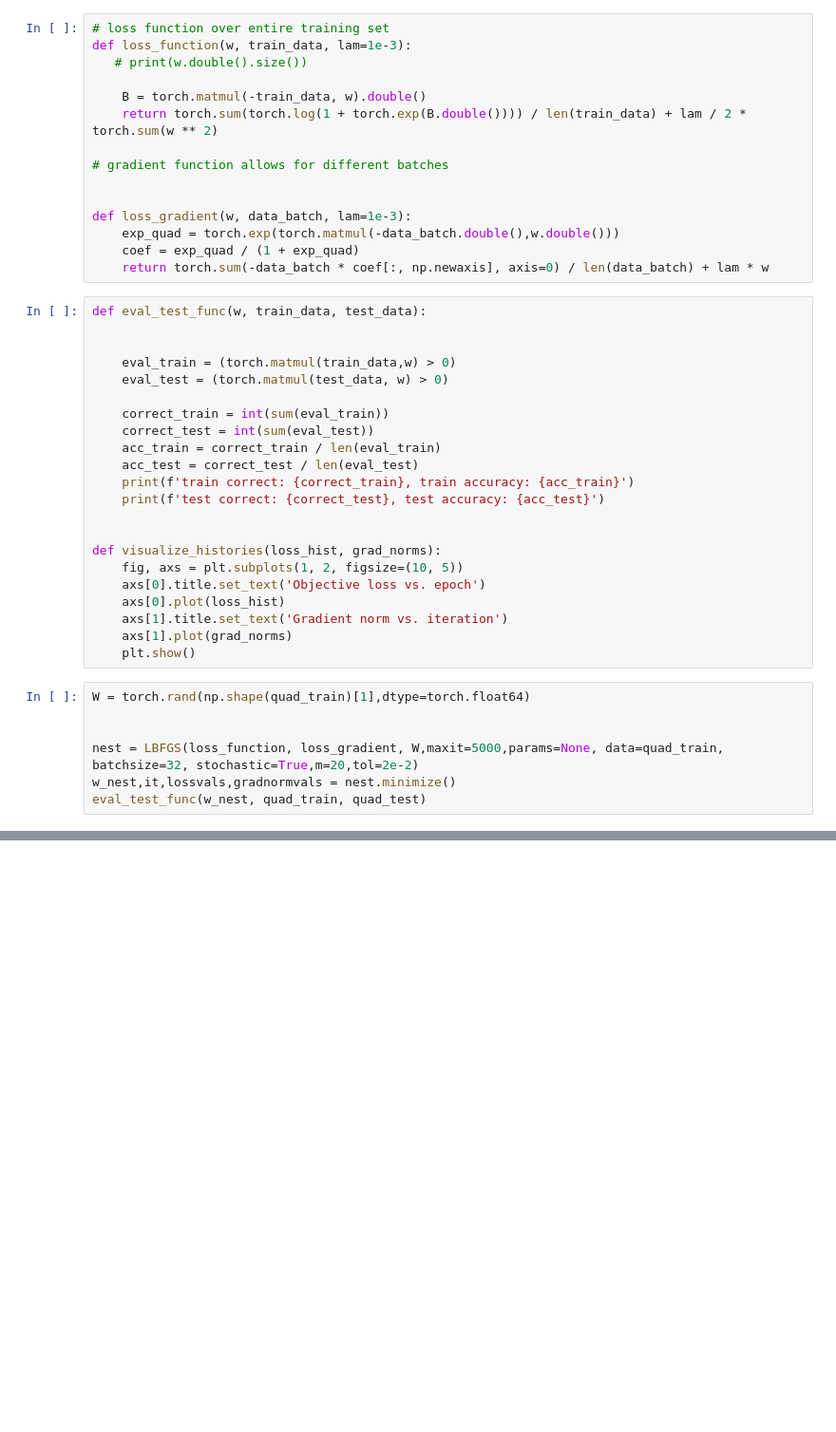
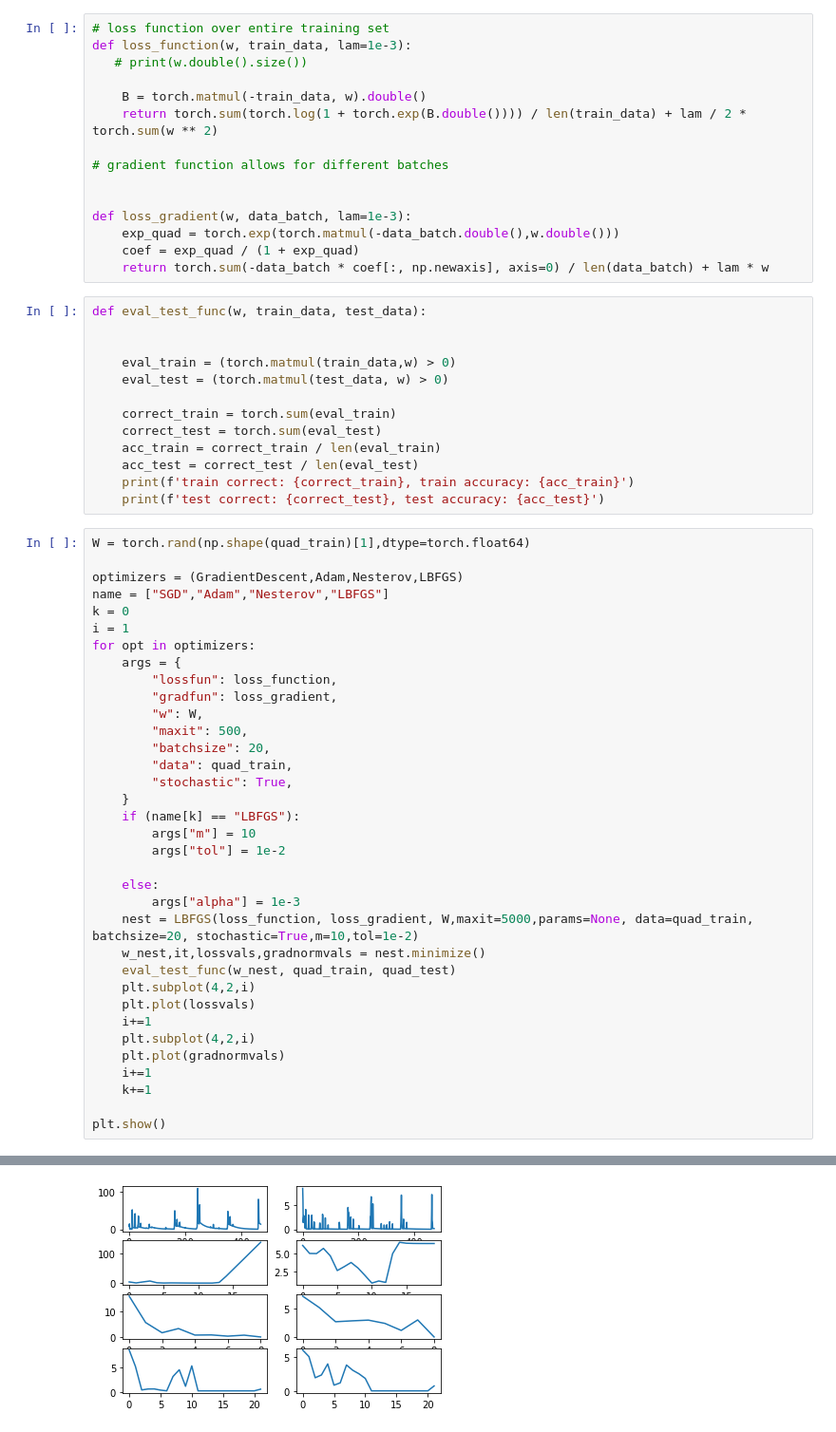
Before and after one commit to eatocco/AMSC808N-Project-1, a Jupyter notebook: problem1.ipynb, the cells around one changed output, grey strips where cells are left out. Shown at 95% size. Cells and saved outputs as stored; diff of their text form; blank space fills up the shorter version.

```diff
--- a/problem1.ipynb
+++ b/problem1.ipynb
@@ -57,26 +57,45 @@ def eval_test_func(w, train_data, test_data):
     eval_train = (torch.matmul(train_data,w) > 0)
     eval_test = (torch.matmul(test_data, w) > 0)
 
-    correct_train = int(sum(eval_train))
-    correct_test = int(sum(eval_test))
+    correct_train = torch.sum(eval_train)
+    correct_test = torch.sum(eval_test)
     acc_train = correct_train / len(eval_train)
     acc_test = correct_test / len(eval_test)
     print(f'train correct: {correct_train}, train accuracy: {acc_train}')
     print(f'test correct: {correct_test}, test accuracy: {acc_test}')
-
-
-def visualize_histories(loss_hist, grad_norms):
-    fig, axs = plt.subplots(1, 2, figsize=(10, 5))
-    axs[0].title.set_text('Objective loss vs. epoch')
-    axs[0].plot(loss_hist)
-    axs[1].title.set_text('Gradient norm vs. iteration')
-    axs[1].plot(grad_norms)
-    plt.show()
 # %%
 W = torch.rand(np.shape(quad_train)[1],dtype=torch.float64)
 
+optimizers = (GradientDescent,Adam,Nesterov,LBFGS)
+name = ["SGD","Adam","Nesterov","LBFGS"]
+k = 0
+i = 1
+for opt in optimizers:
+    args = {
+        "lossfun": loss_function,
+        "gradfun": loss_gradient,
+        "w": W,
+        "maxit": 500,
+        "batchsize": 20,
+        "data": quad_train,
+        "stochastic": True,
+    }
+    if (name[k] == "LBFGS"):
+        args["m"] = 10
+        args["tol"] = 1e-2
 
-nest = LBFGS(loss_function, loss_gradient, W,maxit=5000,params=None, data=quad_train, batchsize=32, stochastic=True,m=20,tol=2e-2)
-w_nest,it,lossvals,gradnormvals = nest.minimize()
-eval_test_func(w_nest, quad_train, quad_test)
+    else:
+        args["alpha"] = 1e-3
+    nest = LBFGS(loss_function, loss_gradient, W,maxit=5000,params=None, data=quad_train, batchsize=20, stochastic=True,m=10,tol=1e-2)
+    w_nest,it,lossvals,gradnormvals = nest.minimize()
+    eval_test_func(w_nest, quad_train, quad_test)
+    plt.subplot(4,2,i)
+    plt.plot(lossvals)
+    i+=1
+    plt.subplot(4,2,i)
+    plt.plot(gradnormvals)
+    i+=1
+    k+=1
+
+plt.show()
 # %% [output]
@@ -101,3 +119,4 @@ test correct: 2142, test accuracy: 0.9902912621359223
+[figure, added]
 # %%
 plt.figure()
 plt.plot(lossvals)
```
Also changed, not shown: parts of 2 cells of this notebook, 3 other files.
